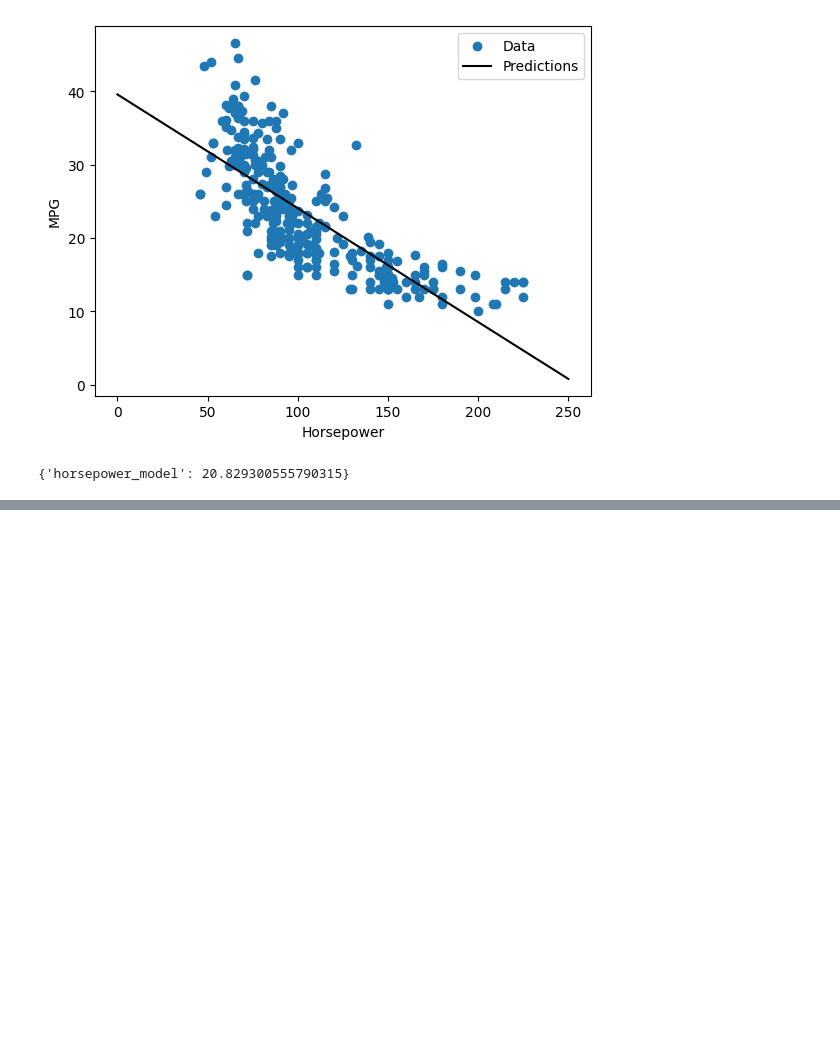
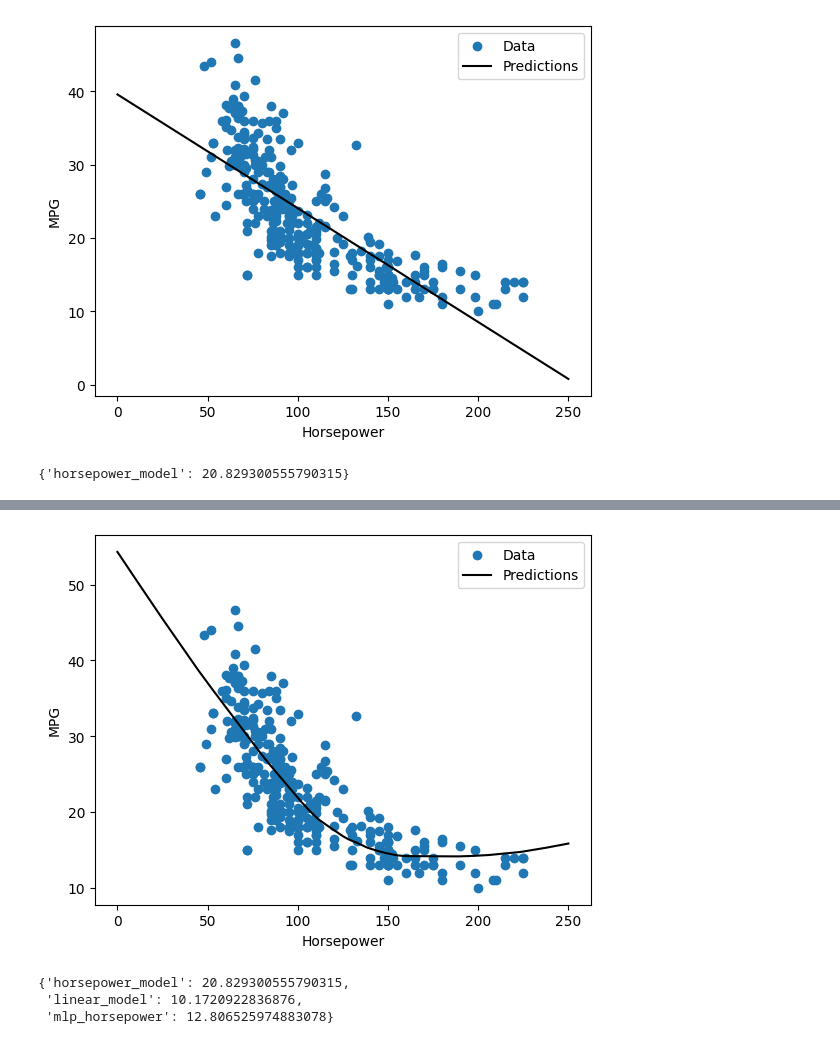
Before and after one commit to 2026-2-predictiva/std-juan-pablo-pineda-lopera, a Jupyter notebook: PRE_02_regresion_basica/notebooks/notebook.ipynb, the cells around one changed output, grey strips where cells are left out. Cells and saved outputs as stored; diff of their text form; code cells hidden in the pictures; blank space fills up the shorter version.

```diff
--- a/PRE_02_regresion_basica/notebooks/notebook.ipynb
+++ b/PRE_02_regresion_basica/notebooks/notebook.ipynb
@@ -243,0 +306,34 @@ test_results
+# %%
+# Red neuronal con una sola entrada (Horsepower)
+
+from sklearn.neural_network import MLPRegressor
+
+mlp_horsepower = MLPRegressor(
+    max_iter=10000,
+    hidden_layer_sizes=(64, 64),
+    activation="relu",
+    solver="adam",
+    learning_rate_init=0.001,
+    validation_fraction=0.2,
+    early_stopping=True,
+    random_state=0,
+)
+mlp_horsepower.fit(standarized_train_horsepower, train_labels)
+
+y = mlp_horsepower.predict(scaled_x)
+plot_horsepower(x, y)
+# %% [output]
+[figure, added]
+# %%
+y_pred = mlp_horsepower.predict(standarized_test_horsepower)
+
+test_results["mlp_horsepower"] = mean_squared_error(
+    y_true=test_labels,
+    y_pred=y_pred,
+)
+
+test_results
+# %% [output]
+{'horsepower_model': 20.829300555790315,
+ 'linear_model': 10.1720922836876,
+ 'mlp_horsepower': 12.806525974883078}
```
Also changed, not shown: parts of 13 cells of this notebook, 2 other files.
